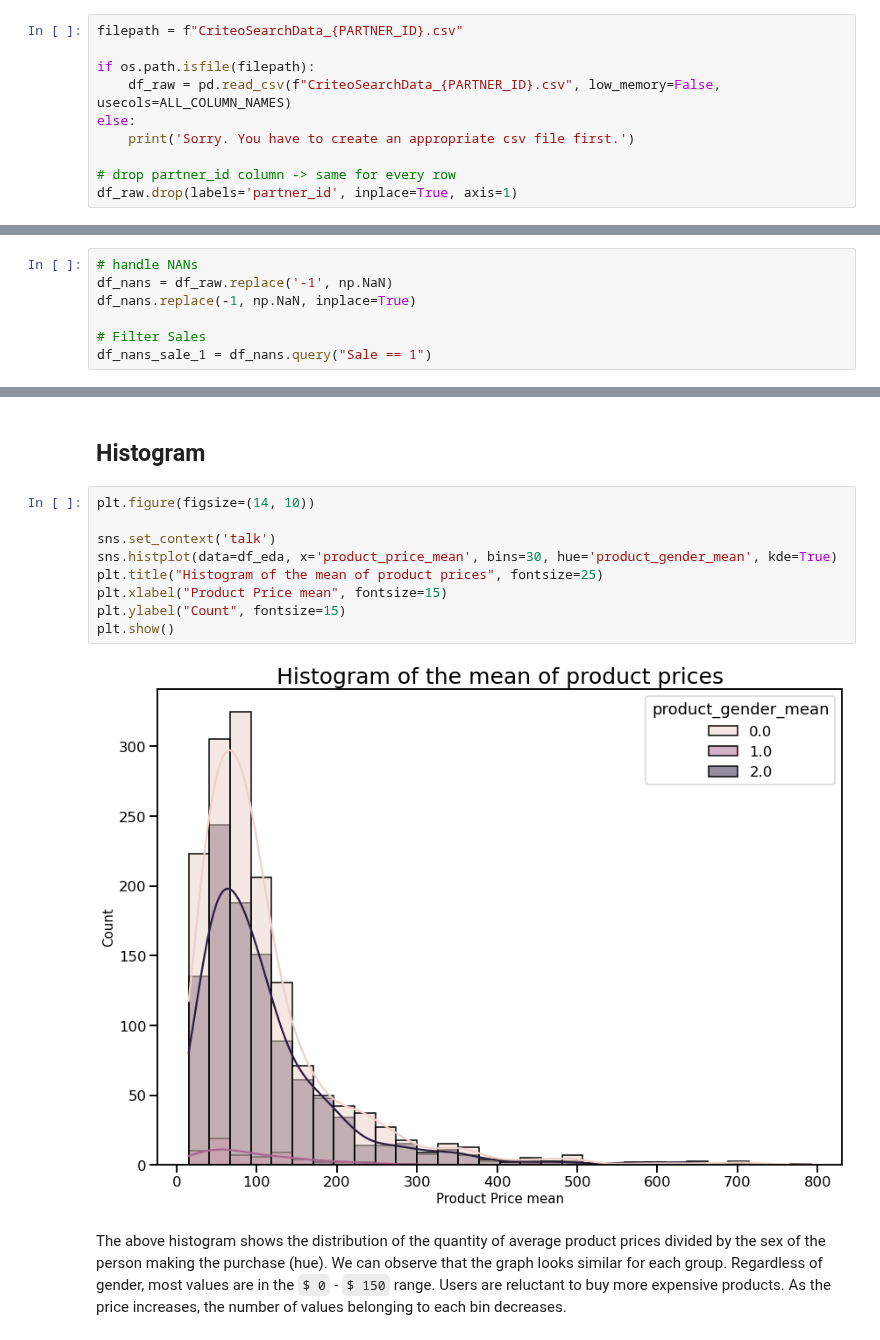
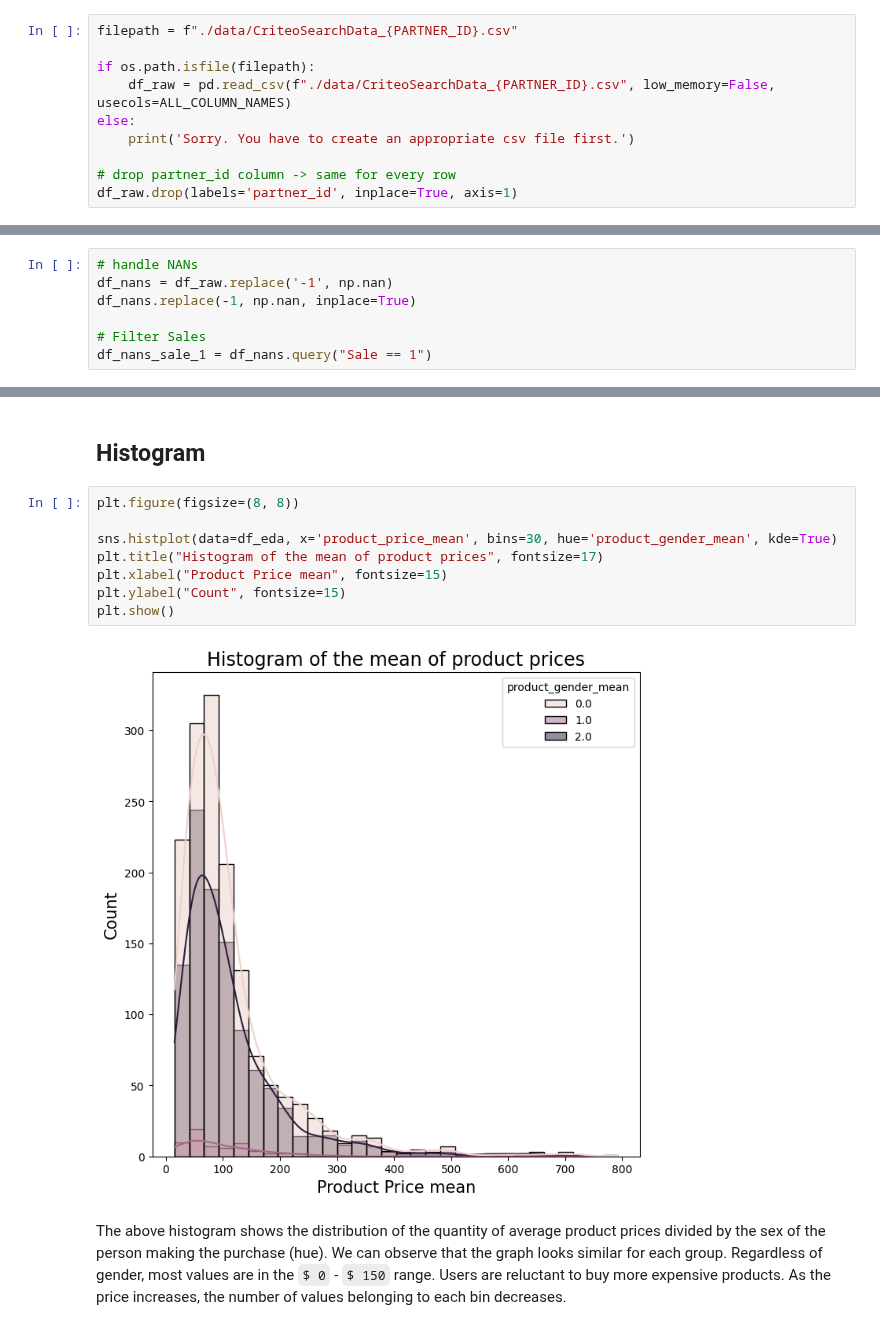
Before and after one commit to anras5/Criteo-Search-Data, a Jupyter notebook: main_notebook.ipynb, the cells around one changed output, grey strips where cells are left out. Drawn from its saved outputs; the diff is of its cells as text.

```diff
--- a/main_notebook.ipynb
+++ b/main_notebook.ipynb
@@ -99,10 +99,10 @@ The analysis will be performed only for one of many *partner_id* from the datase
 # %% [markdown]
 ## READ CSV
 # %%
-filepath = f"CriteoSearchData_{PARTNER_ID}.csv"
+filepath = f"./data/CriteoSearchData_{PARTNER_ID}.csv"
 
 if os.path.isfile(filepath):
-    df_raw = pd.read_csv(f"CriteoSearchData_{PARTNER_ID}.csv", low_memory=False, usecols=ALL_COLUMN_NAMES)
+    df_raw = pd.read_csv(f"./data/CriteoSearchData_{PARTNER_ID}.csv", low_memory=False, usecols=ALL_COLUMN_NAMES)
 else:
     print('Sorry. You have to create an appropriate csv file first.')
 
@@ -116,8 +116,8 @@ First of all let's change all the `-1` values in the dataset to `np.NaN` to indi
 ## PREPROCESSING
 # %%
 # handle NANs
-df_nans = df_raw.replace('-1', np.NaN)
-df_nans.replace(-1, np.NaN, inplace=True)
+df_nans = df_raw.replace('-1', np.nan)
+df_nans.replace(-1, np.nan, inplace=True)
 
 # Filter Sales
 df_nans_sale_1 = df_nans.query("Sale == 1")
@@ -296,16 +296,15 @@ df_eda = df_eda.query("product_price_mean < 800")
 # %% [markdown]
 ## Histogram
 # %%
-plt.figure(figsize=(14, 10))
+plt.figure(figsize=(8, 8))
 
-sns.set_context('talk')
 sns.histplot(data=df_eda, x='product_price_mean', bins=30, hue='product_gender_mean', kde=True)
-plt.title("Histogram of the mean of product prices", fontsize=25)
+plt.title("Histogram of the mean of product prices", fontsize=17)
 plt.xlabel("Product Price mean", fontsize=15)
 plt.ylabel("Count", fontsize=15)
 plt.show()
 # %% [output]
-[figure, old version]
+[figure, new version]
 # %% [markdown]
 The above histogram shows the distribution of the quantity of average product prices divided by the sex of the person making the purchase (hue). We can observe that the graph looks similar for each group. Regardless of gender, most values are in the ` $ 0 ` - ` $ 150 ` range. Users are reluctant to buy more expensive products. As the price increases, the number of values belonging to each bin decreases.
 # %% [markdown]
```
Also changed, not shown: parts of 13 cells of this notebook.
